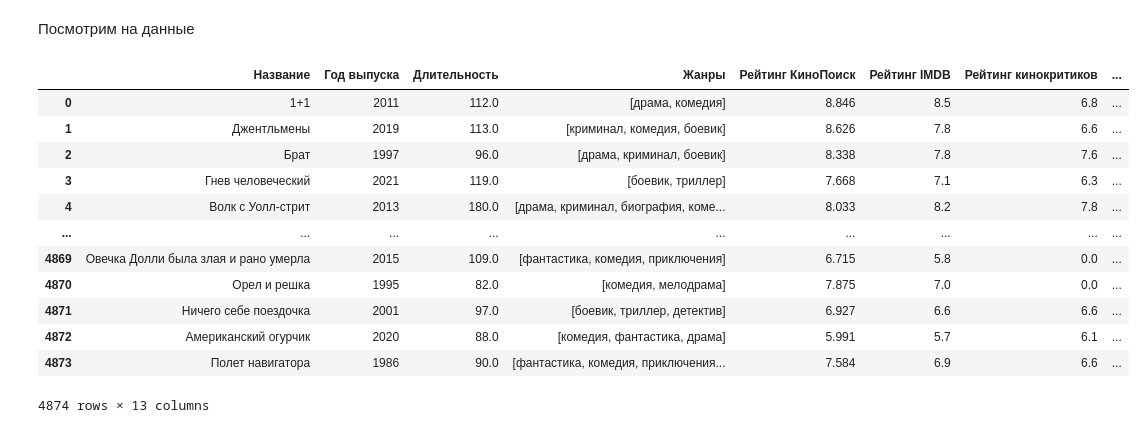
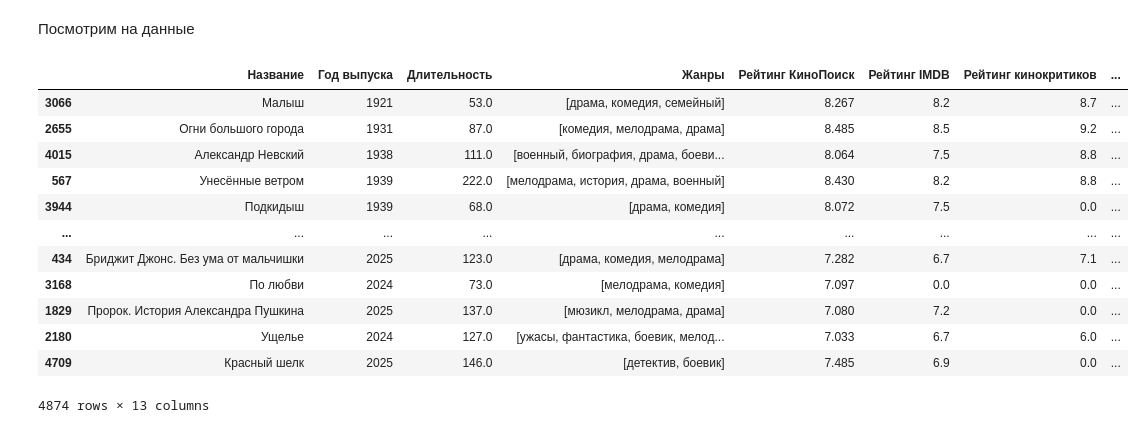
Before and after one commit to alburina/Andan-project-, a Jupyter notebook: graphics.ipynb, the cells around one changed output. Saved outputs shown, nothing was run; the diff lists cells and outputs as text; code cells hidden in the pictures.

```diff
--- a/graphics.ipynb
+++ b/graphics.ipynb
@@ -28,21 +28,23 @@ no_skobochka = str.maketrans("", "", "[]'")
 df["Жанры"] = df["Жанры"].apply(lambda x: x.translate(no_skobochka).split(','))
 df["Дата премьеры в мире"] = df["Дата премьеры в мире"].apply(lambda x: x.replace('T00:00:00.000Z',''))
 # %%
+#уберем ненужные столбцы, переведем в датный формат даты
 del df["Дата премьеры в России"]
 del df["Голоса кинокритиков"]
 del df["Голоса российских кинокритиков"]
-df
+df.loc[:,"Дата премьеры в мире"]=pd.to_datetime(df["Дата премьеры в мире"])
+df.sort_values("Дата премьеры в мире")
 # %% [output]
 |  | Название | Год выпуска | Длительность | Жанры | Рейтинг КиноПоиск | Рейтинг IMDB | Рейтинг кинокритиков | ... |
-| 0 | 1+1 | 2011 | 112.0 | [драма, комедия] | 8.846 | 8.5 | 6.8 | ... |
-| 1 | Джентльмены | 2019 | 113.0 | [криминал, комедия, боевик] | 8.626 | 7.8 | 6.6 | ... |
-| 2 | Брат | 1997 | 96.0 | [драма, криминал, боевик] | 8.338 | 7.8 | 7.6 | ... |
-| 3 | Гнев человеческий | 2021 | 119.0 | [боевик, триллер] | 7.668 | 7.1 | 6.3 | ... |
-| 4 | Волк с Уолл-стрит | 2013 | 180.0 | [драма, криминал, биография, коме... | 8.033 | 8.2 | 7.8 | ... |
+| 3066 | Малыш | 1921 | 53.0 | [драма, комедия, семейный] | 8.267 | 8.2 | 8.7 | ... |
+| 2655 | Огни большого города | 1931 | 87.0 | [комедия, мелодрама, драма] | 8.485 | 8.5 | 9.2 | ... |
+| 4015 | Александр Невский | 1938 | 111.0 | [военный, биография, драма, боеви... | 8.064 | 7.5 | 8.8 | ... |
+| 567 | Унесённые ветром | 1939 | 222.0 | [мелодрама, история, драма, военный] | 8.430 | 8.2 | 8.8 | ... |
+| 3944 | Подкидыш | 1939 | 68.0 | [драма, комедия] | 8.072 | 7.5 | 0.0 | ... |
 | ... | ... | ... | ... | ... | ... | ... | ... | ... |
-| 4869 | Овечка Долли была злая и рано умерла | 2015 | 109.0 | [фантастика, комедия, приключения] | 6.715 | 5.8 | 0.0 | ... |
-| 4870 | Орел и решка | 1995 | 82.0 | [комедия, мелодрама] | 7.875 | 7.0 | 0.0 | ... |
-| 4871 | Ничего себе поездочка | 2001 | 97.0 | [боевик, триллер, детектив] | 6.927 | 6.6 | 6.6 | ... |
-| 4872 | Американский огурчик | 2020 | 88.0 | [комедия, фантастика, драма] | 5.991 | 5.7 | 6.1 | ... |
-| 4873 | Полет навигатора | 1986 | 90.0 | [фантастика, комедия, приключения... | 7.584 | 6.9 | 6.6 | ... |
+| 434 | Бриджит Джонс. Без ума от мальчишки | 2025 | 123.0 | [драма, комедия, мелодрама] | 7.282 | 6.7 | 7.1 | ... |
+| 3168 | По любви | 2024 | 73.0 | [мелодрама, комедия] | 7.097 | 0.0 | 0.0 | ... |
+| 1829 | Пророк. История Александра Пушкина | 2025 | 137.0 | [мюзикл, мелодрама, драма] | 7.080 | 7.2 | 0.0 | ... |
+| 2180 | Ущелье | 2024 | 127.0 | [ужасы, фантастика, боевик, мелод... | 7.033 | 6.7 | 6.0 | ... |
+| 4709 | Красный шелк | 2025 | 146.0 | [детектив, боевик] | 7.485 | 6.9 | 0.0 | ... |
 4874 rows × 13 columns
```
Also changed, not shown: parts of 7 cells of this notebook.
